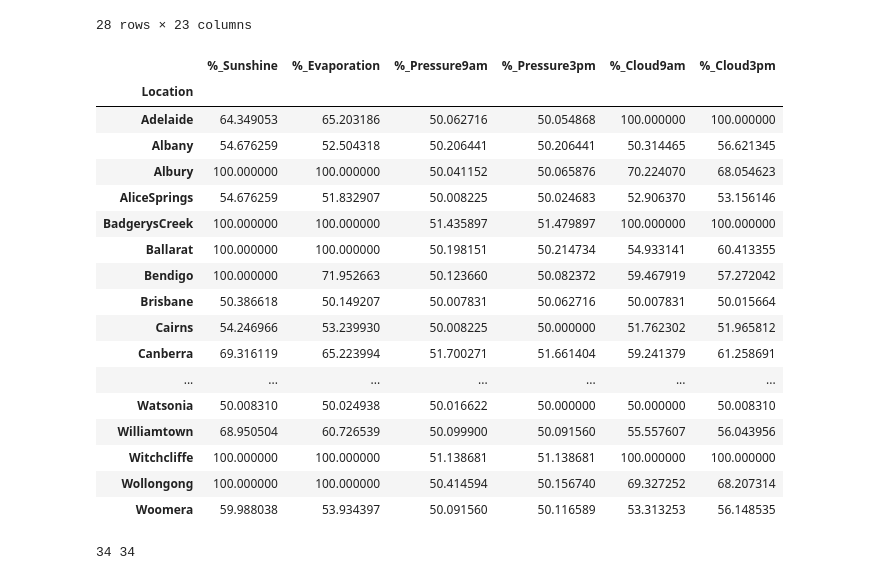
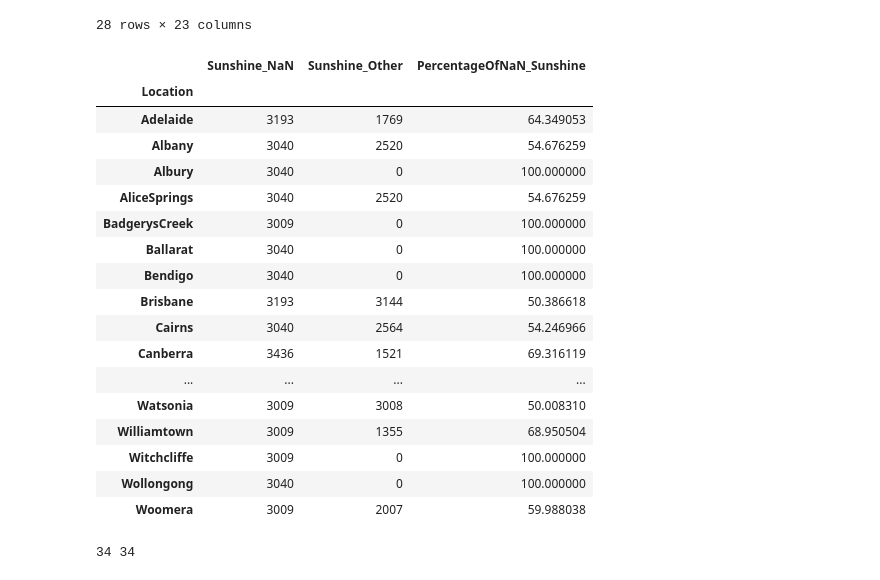
Before and after one commit to SnewZz/INFO-Y528-Info_vis_project, a Jupyter notebook: Preprocessing/project.ipynb, the cells around one changed output. Drawn from its saved outputs; the diff is of its cells as text; code cells hidden in the pictures.

```diff
--- a/Preprocessing/project.ipynb
+++ b/Preprocessing/project.ipynb
@@ -120,7 +120,7 @@ val = [0 for i in range(df4_6.shape[0])]
 df4_6['PercentageOfNaN_Cloud3pm'] = val
 for name,row in df4_6.iterrows():
     sum = row[0] + row[1]
-    percentage = (row[0]/sum)*100
+    percentage = (row[1]/sum)*100
     df4_6.at[name, 'PercentageOfNaN_Cloud3pm'] = percentage
 
 #Merge the tables df4_* into one table
@@ -149,52 +149,52 @@ date_lst = [date.strftime("%Y-%m-%d") for date in date_lst]
 
 #We verify that they are no missing date from the maximum date to the end.
 nb_missing_date = []
 for city in city_lst:
     city_data = df1.loc[(df1['Location'] == city) & (df1['Date'] >= '2009-01-01') & (df1['Date'] < '2017-06-25')]
     if city_data['Date'].count() != 3098:
         missing_date = []
         #print(city, 3098 - city_data['Date'].count())
         for date in date_lst:
             if date not in list(city_data['Date']):
                 missing_date.append(date)
         #print(missing_date[0])
         #print(missing_date[30])
         #print(missing_date[61])
         nb_missing_date.append(len(missing_date))
 
 data = {'Location':city_lst, 'Number of missing date':nb_missing_date}
 df6 = pd.DataFrame(data)
 
 #Cities that we must delete from the dataset:
 #- Nhil
 #- Katherine
 #- Uluru
 
 #The missing months are:
 # - April of year 2011
 # - December of year 2012
 # - February of year 2013
 
-df4
+df4_1
 # %% [output]
-|  | %_Sunshine | %_Evaporation | %_Pressure9am | %_Pressure3pm | %_Cloud9am | %_Cloud3pm |
-| Location |  |  |  |  |  |  |
-| Adelaide | 64.349053 | 65.203186 | 50.062716 | 50.054868 | 100.000000 | 100.000000 |
-| Albany | 54.676259 | 52.504318 | 50.206441 | 50.206441 | 50.314465 | 56.621345 |
-| Albury | 100.000000 | 100.000000 | 50.041152 | 50.065876 | 70.224070 | 68.054623 |
-| AliceSprings | 54.676259 | 51.832907 | 50.008225 | 50.024683 | 52.906370 | 53.156146 |
-| BadgerysCreek | 100.000000 | 100.000000 | 51.435897 | 51.479897 | 100.000000 | 100.000000 |
-| Ballarat | 100.000000 | 100.000000 | 50.198151 | 50.214734 | 54.933141 | 60.413355 |
-| Bendigo | 100.000000 | 71.952663 | 50.123660 | 50.082372 | 59.467919 | 57.272042 |
-| Brisbane | 50.386618 | 50.149207 | 50.007831 | 50.062716 | 50.007831 | 50.015664 |
-| Cairns | 54.246966 | 53.239930 | 50.008225 | 50.000000 | 51.762302 | 51.965812 |
-| Canberra | 69.316119 | 65.223994 | 51.700271 | 51.661404 | 59.241379 | 61.258691 |
-| ... | ... | ... | ... | ... | ... | ... |
-| Watsonia | 50.008310 | 50.024938 | 50.016622 | 50.000000 | 50.000000 | 50.008310 |
-| Williamtown | 68.950504 | 60.726539 | 50.099900 | 50.091560 | 55.557607 | 56.043956 |
-| Witchcliffe | 100.000000 | 100.000000 | 51.138681 | 51.138681 | 100.000000 | 100.000000 |
-| Wollongong | 100.000000 | 100.000000 | 50.414594 | 50.156740 | 69.327252 | 68.207314 |
-| Woomera | 59.988038 | 53.934397 | 50.091560 | 50.116589 | 53.313253 | 56.148535 |
+|  | Sunshine_NaN | Sunshine_Other | PercentageOfNaN_Sunshine |
+| Location |  |  |  |
+| Adelaide | 3193 | 1769 | 64.349053 |
+| Albany | 3040 | 2520 | 54.676259 |
+| Albury | 3040 | 0 | 100.000000 |
+| AliceSprings | 3040 | 2520 | 54.676259 |
+| BadgerysCreek | 3009 | 0 | 100.000000 |
+| Ballarat | 3040 | 0 | 100.000000 |
+| Bendigo | 3040 | 0 | 100.000000 |
+| Brisbane | 3193 | 3144 | 50.386618 |
+| Cairns | 3040 | 2564 | 54.246966 |
+| Canberra | 3436 | 1521 | 69.316119 |
+| ... | ... | ... | ... |
+| Watsonia | 3009 | 3008 | 50.008310 |
+| Williamtown | 3009 | 1355 | 68.950504 |
+| Witchcliffe | 3009 | 0 | 100.000000 |
+| Wollongong | 3040 | 0 | 100.000000 |
+| Woomera | 3009 | 2007 | 59.988038 |
 # %%
 import re
 #Check how the distribution of some attribute for each city (by month,quarter, year)
```
Also changed, not shown: 1 other file.
